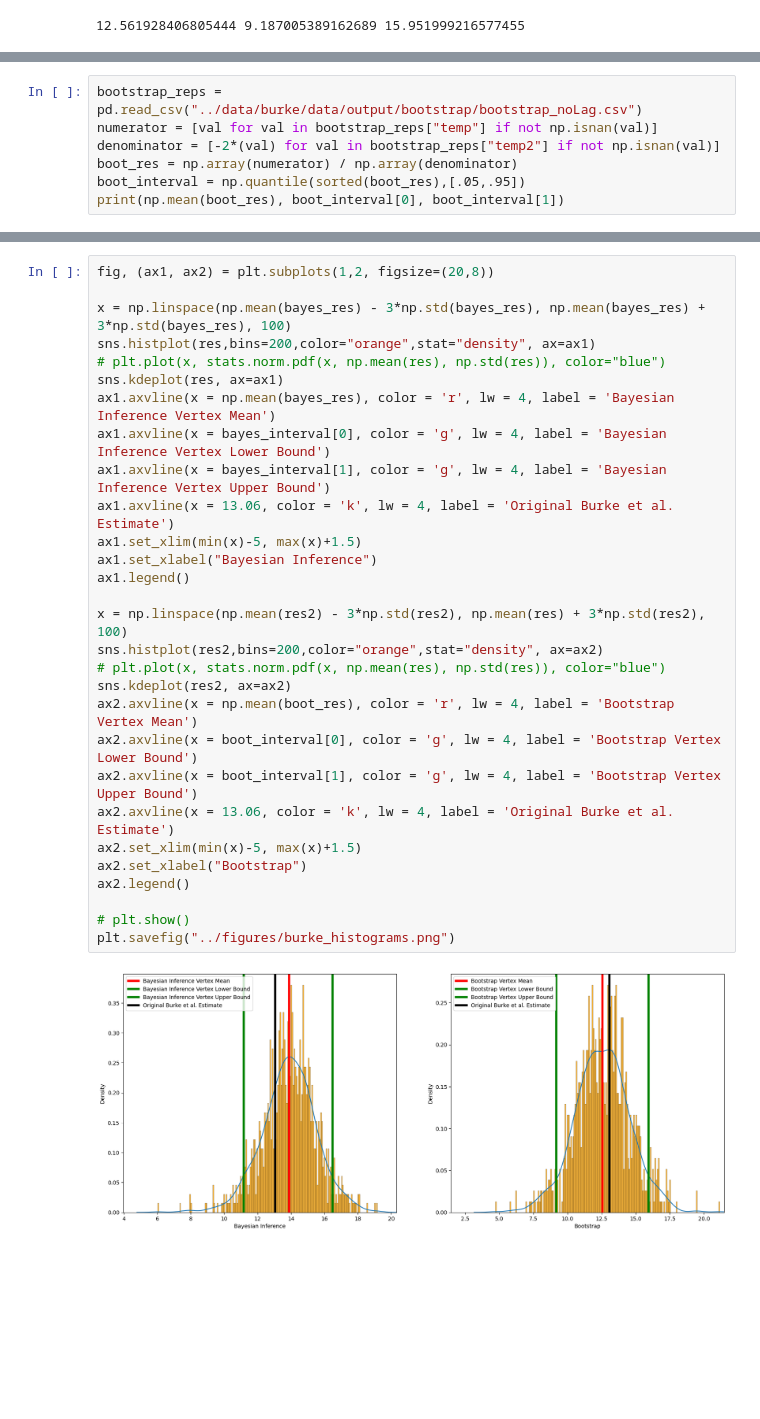
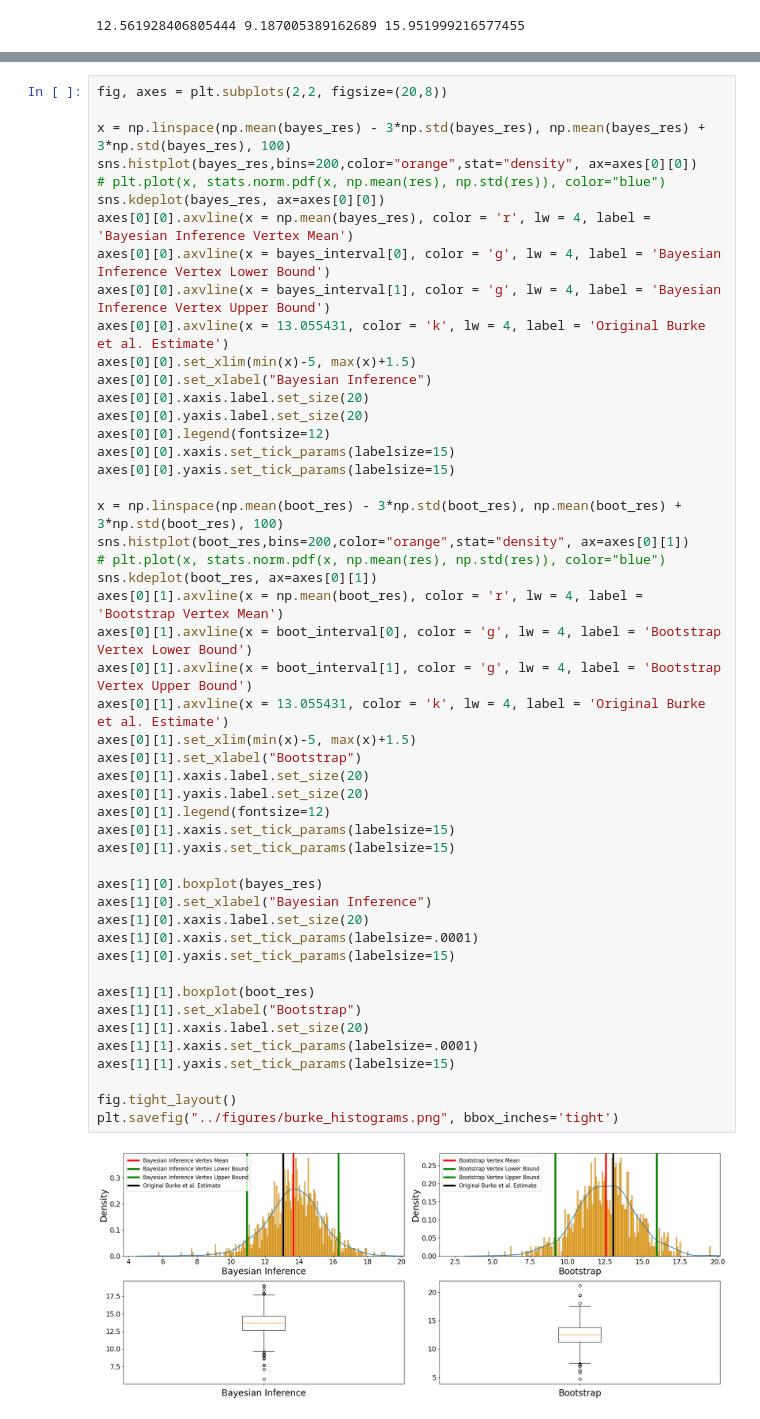
Before and after one commit to greenguy33/environmental-bayesian-modeling, a Jupyter notebook: notebooks/Burke_paper_reproduction.ipynb, the cells around one changed output, grey strips where cells are left out. Saved outputs shown, nothing was run; the diff lists cells and outputs as text; blank space fills up the shorter version.

```diff
--- a/notebooks/Burke_paper_reproduction.ipynb
+++ b/notebooks/Burke_paper_reproduction.ipynb
@@ -234,7 +227,0 @@ print(np.mean(boot_res), boot_interval[0], boot_interval[1])
-# %%
-bootstrap_reps = pd.read_csv("../data/burke/data/output/bootstrap/bootstrap_noLag.csv")
-numerator = [val for val in bootstrap_reps["temp"] if not np.isnan(val)]
-denominator = [-2*(val) for val in bootstrap_reps["temp2"] if not np.isnan(val)]
-boot_res = np.array(numerator) / np.array(denominator)
-boot_interval = np.quantile(sorted(boot_res),[.05,.95])
-print(np.mean(boot_res), boot_interval[0], boot_interval[1])
@@ -243,31 +228,51 @@ print(np.mean(boot_res), boot_interval[0], boot_interval[1])
 # %%
-fig, (ax1, ax2) = plt.subplots(1,2, figsize=(20,8))
+fig, axes = plt.subplots(2,2, figsize=(20,8))
 
 x = np.linspace(np.mean(bayes_res) - 3*np.std(bayes_res), np.mean(bayes_res) + 3*np.std(bayes_res), 100)
-sns.histplot(res,bins=200,color="orange",stat="density", ax=ax1)
+sns.histplot(bayes_res,bins=200,color="orange",stat="density", ax=axes[0][0])
 # plt.plot(x, stats.norm.pdf(x, np.mean(res), np.std(res)), color="blue")
-sns.kdeplot(res, ax=ax1)
-ax1.axvline(x = np.mean(bayes_res), color = 'r', lw = 4, label = 'Bayesian Inference Vertex Mean')
-ax1.axvline(x = bayes_interval[0], color = 'g', lw = 4, label = 'Bayesian Inference Vertex Lower Bound')
-ax1.axvline(x = bayes_interval[1], color = 'g', lw = 4, label = 'Bayesian Inference Vertex Upper Bound')
-ax1.axvline(x = 13.06, color = 'k', lw = 4, label = 'Original Burke et al. Estimate')
-ax1.set_xlim(min(x)-5, max(x)+1.5)
-ax1.set_xlabel("Bayesian Inference")
-ax1.legend()
+sns.kdeplot(bayes_res, ax=axes[0][0])
+axes[0][0].axvline(x = np.mean(bayes_res), color = 'r', lw = 4, label = 'Bayesian Inference Vertex Mean')
+axes[0][0].axvline(x = bayes_interval[0], color = 'g', lw = 4, label = 'Bayesian Inference Vertex Lower Bound')
+axes[0][0].axvline(x = bayes_interval[1], color = 'g', lw = 4, label = 'Bayesian Inference Vertex Upper Bound')
+axes[0][0].axvline(x = 13.055431, color = 'k', lw = 4, label = 'Original Burke et al. Estimate')
+axes[0][0].set_xlim(min(x)-5, max(x)+1.5)
+axes[0][0].set_xlabel("Bayesian Inference")
+axes[0][0].xaxis.label.set_size(20)
+axes[0][0].yaxis.label.set_size(20)
+axes[0][0].legend(fontsize=12)
+axes[0][0].xaxis.set_tick_params(labelsize=15)
+axes[0][0].yaxis.set_tick_params(labelsize=15)
 
-x = np.linspace(np.mean(res2) - 3*np.std(res2), np.mean(res) + 3*np.std(res2), 100)
-sns.histplot(res2,bins=200,color="orange",stat="density", ax=ax2)
+x = np.linspace(np.mean(boot_res) - 3*np.std(boot_res), np.mean(boot_res) + 3*np.std(boot_res), 100)
+sns.histplot(boot_res,bins=200,color="orange",stat="density", ax=axes[0][1])
 # plt.plot(x, stats.norm.pdf(x, np.mean(res), np.std(res)), color="blue")
-sns.kdeplot(res2, ax=ax2)
-ax2.axvline(x = np.mean(boot_res), color = 'r', lw = 4, label = 'Bootstrap Vertex Mean')
-ax2.axvline(x = boot_interval[0], color = 'g', lw = 4, label = 'Bootstrap Vertex Lower Bound')
-ax2.axvline(x = boot_interval[1], color = 'g', lw = 4, label = 'Bootstrap Vertex Upper Bound')
-ax2.axvline(x = 13.06, color = 'k', lw = 4, label = 'Original Burke et al. Estimate')
-ax2.set_xlim(min(x)-5, max(x)+1.5)
-ax2.set_xlabel("Bootstrap")
-ax2.legend()
+sns.kdeplot(boot_res, ax=axes[0][1])
+axes[0][1].axvline(x = np.mean(boot_res), color = 'r', lw = 4, label = 'Bootstrap Vertex Mean')
+axes[0][1].axvline(x = boot_interval[0], color = 'g', lw = 4, label = 'Bootstrap Vertex Lower Bound')
+axes[0][1].axvline(x = boot_interval[1], color = 'g', lw = 4, label = 'Bootstrap Vertex Upper Bound')
+axes[0][1].axvline(x = 13.055431, color = 'k', lw = 4, label = 'Original Burke et al. Estimate')
+axes[0][1].set_xlim(min(x)-5, max(x)+1.5)
+axes[0][1].set_xlabel("Bootstrap")
+axes[0][1].xaxis.label.set_size(20)
+axes[0][1].yaxis.label.set_size(20)
+axes[0][1].legend(fontsize=12)
+axes[0][1].xaxis.set_tick_params(labelsize=15)
+axes[0][1].yaxis.set_tick_params(labelsize=15)
 
-# plt.show()
-plt.savefig("../figures/burke_histograms.png")
+axes[1][0].boxplot(bayes_res)
+axes[1][0].set_xlabel("Bayesian Inference")
+axes[1][0].xaxis.label.set_size(20)
+axes[1][0].xaxis.set_tick_params(labelsize=.0001)
+axes[1][0].yaxis.set_tick_params(labelsize=15)
+
+axes[1][1].boxplot(boot_res)
+axes[1][1].set_xlabel("Bootstrap")
+axes[1][1].xaxis.label.set_size(20)
+axes[1][1].xaxis.set_tick_params(labelsize=.0001)
+axes[1][1].yaxis.set_tick_params(labelsize=15)
+
+fig.tight_layout()
+plt.savefig("../figures/burke_histograms.png", bbox_inches='tight')
 # %% [output]
-[figure, old version]
+[figure, new version]
```
Also changed, not shown: parts of 9 cells of this notebook, 7 other files.
